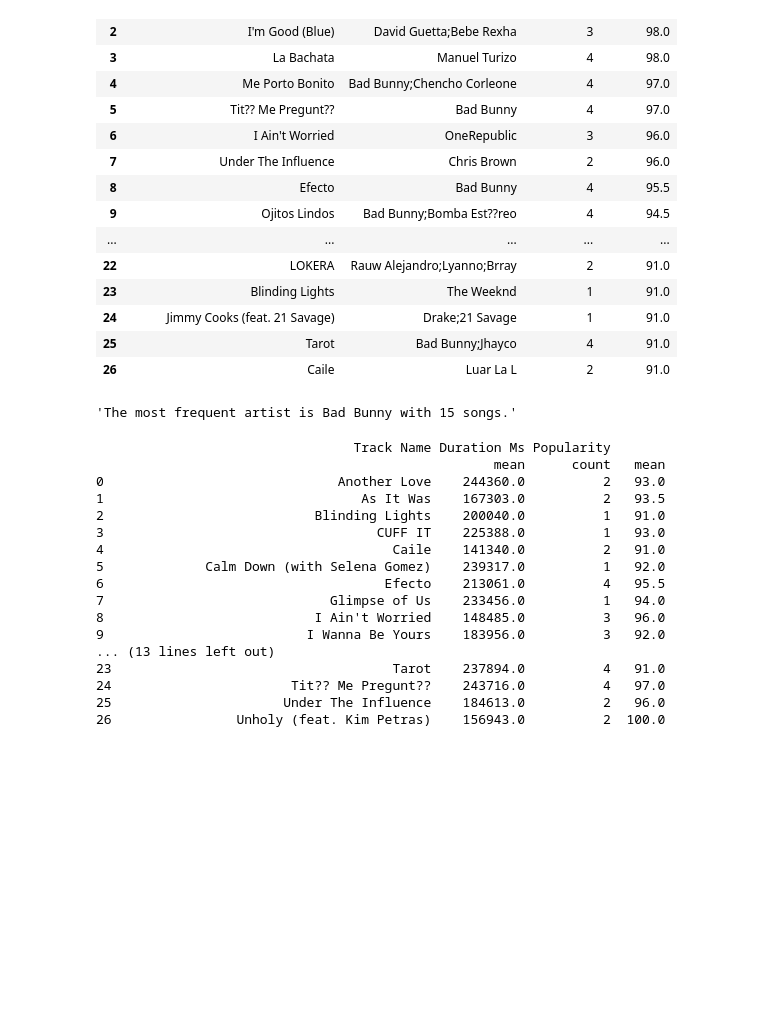
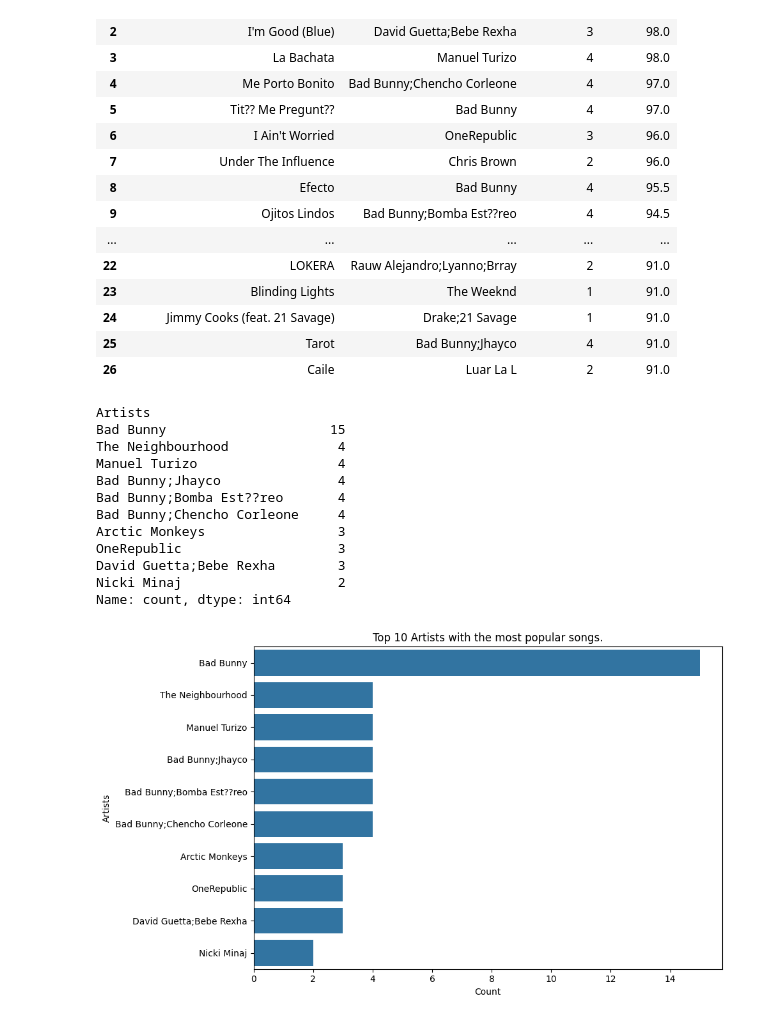
Before and after one commit to SILLYLORA/Week-3-Project-1, a Jupyter notebook: notebooks/Spotify_dataset_X_Hackbuds.ipynb, the cells around one changed output. Drawn from its saved outputs; the diff is of its cells as text; code cells hidden in the pictures; blank space fills up the shorter version.

```diff
--- a/notebooks/Spotify_dataset_X_Hackbuds.ipynb
+++ b/notebooks/Spotify_dataset_X_Hackbuds.ipynb
@@ -88,40 +88,3 @@ display(pivot_table)
 | 24 | Jimmy Cooks (feat. 21 Savage) | Drake;21 Savage | 1 | 91.0 |
 | 25 | Tarot | Bad Bunny;Jhayco | 4 | 91.0 |
 | 26 | Caile | Luar La L | 2 | 91.0 |
-# %%
-
-artist_counts = filtered_df['Artists'].value_counts()
-
-most_frequent_artist = artist_counts.idxmax()
-most_frequent_artist_count = artist_counts.max()
-
-display(f"The most frequent artist is {most_frequent_artist} with {most_frequent_artist_count} songs.")
-# %% [output]
-'The most frequent artist is Bad Bunny with 15 songs.'
-# %%
-pivot_table = filtered_df.pivot_table(
-    index='Track Name',
-    values=['Popularity', 'Duration Ms'],  # Example of including another column
-    aggfunc={'Popularity': ['count', 'mean'], 'Duration Ms': 'mean'}
-)
-
-pivot_table = pivot_table.reset_index()
-print(pivot_table)
-# %% [output]
-                                 Track Name Duration Ms Popularity
-                                                   mean      count   mean
-0                              Another Love    244360.0          2   93.0
-1                                 As It Was    167303.0          2   93.5
-2                           Blinding Lights    200040.0          1   91.0
-3                                   CUFF IT    225388.0          1   93.0
-4                                     Caile    141340.0          2   91.0
-5             Calm Down (with Selena Gomez)    239317.0          1   92.0
-6                                    Efecto    213061.0          4   95.5
-7                             Glimpse of Us    233456.0          1   94.0
-8                           I Ain't Worried    148485.0          3   96.0
-9                          I Wanna Be Yours    183956.0          3   92.0
-... (13 lines left out)
-23                                    Tarot    237894.0          4   91.0
-24                       Tit?? Me Pregunt??    243716.0          4   97.0
-25                      Under The Influence    184613.0          2   96.0
-26                Unholy (feat. Kim Petras)    156943.0          2  100.0
@@ -137,0 +91,38 @@ print(pivot_table)
+# %%
+# Top 10 artists most frequent in > 90 popular songs
+filtered_df = df[df['Popularity'] > 90]
+artist_counts = filtered_df['Artists'].value_counts()
+top_10_artists = artist_counts.head(10)
+
+display(top_10_artists)
+
+# Horizontal bar chart
+
+import seaborn as sns
+import matplotlib.pyplot as plt
+# Plotting the Top 10 artists
+colors = sns.color_palette('husl', len(top_10_artists))
+
+plt.figure(figsize=(10, 6))
+sns.barplot(x=top_10_artists.values, y=top_10_artists.index, orient='h')
+plt.xlabel('Count')
+plt.ylabel('Artists')
+plt.title('Top 10 Artists with the most popular songs.')
+plt.tight_layout()
+
+plt.savefig('Top 10 Artists with the most popular songs.png', transparent=True)
+plt.show()
+# %% [output]
+Artists
+Bad Bunny                     15
+The Neighbourhood              4
+Manuel Turizo                  4
+Bad Bunny;Jhayco               4
+Bad Bunny;Bomba Est??reo       4
+Bad Bunny;Chencho Corleone     4
+Arctic Monkeys                 3
+OneRepublic                    3
+David Guetta;Bebe Rexha        3
+Nicki Minaj                    2
+Name: count, dtype: int64
+[figure, added]
```
Also changed, not shown: parts of 6 cells of this notebook, 14 other files.
